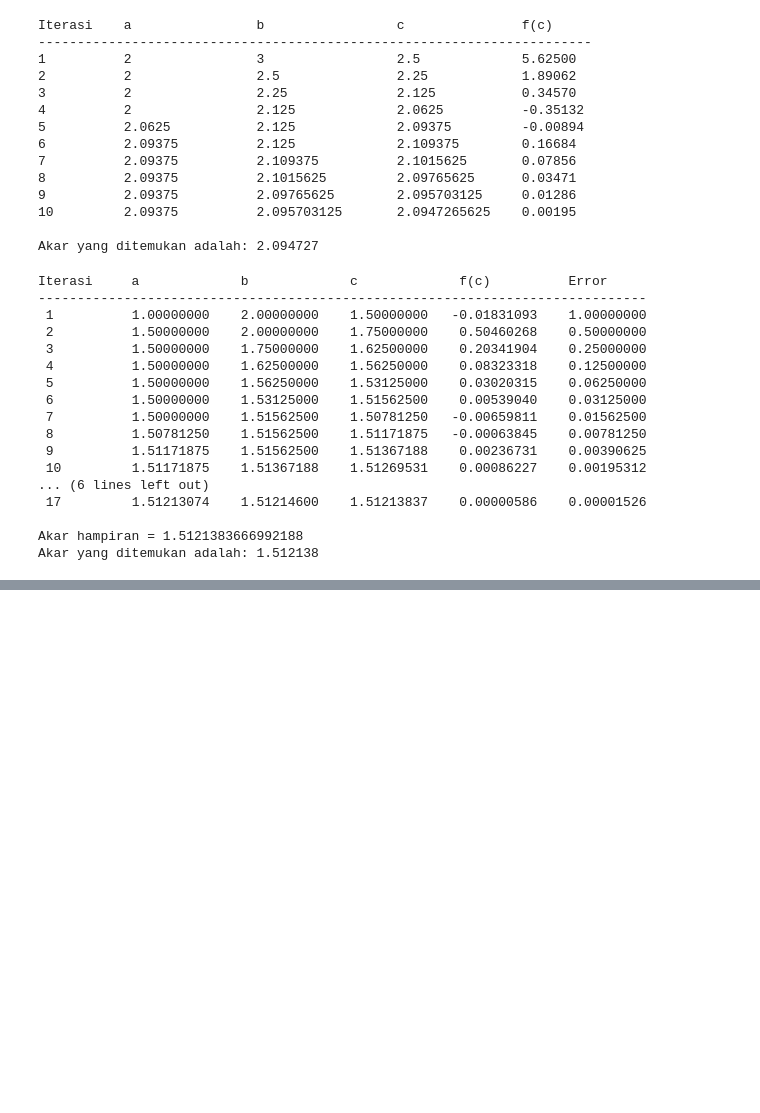
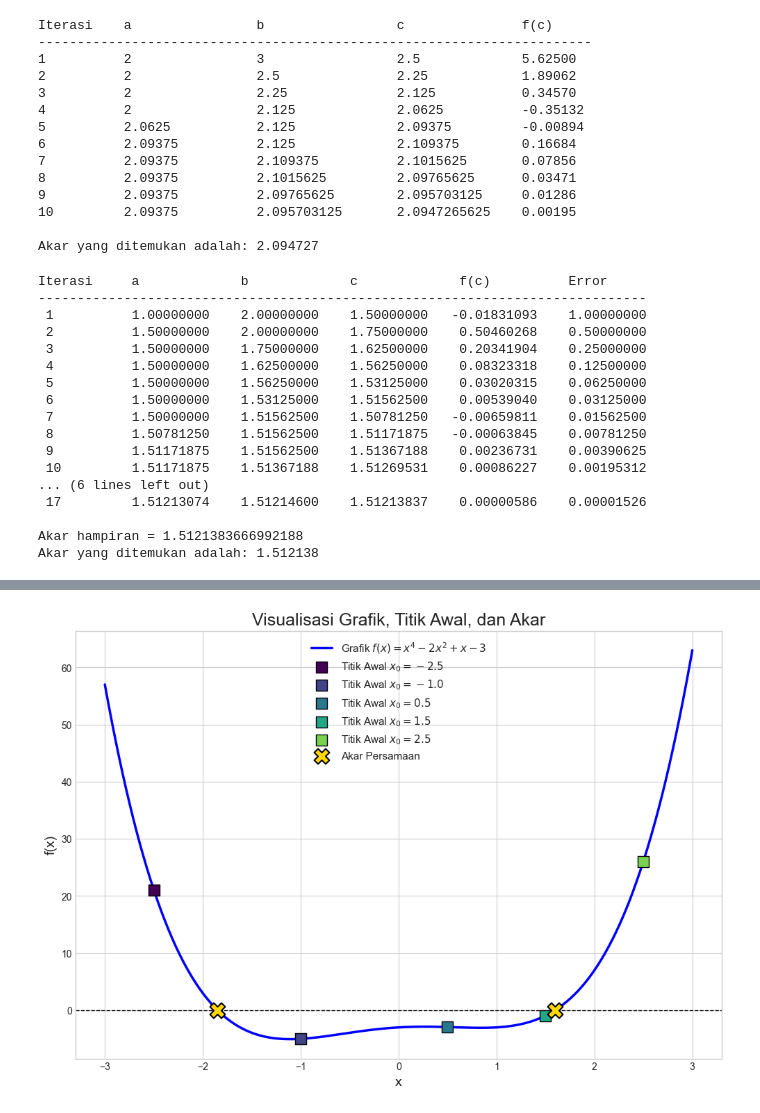
Before and after one commit to EdgarJason/Case-Base-Metode-Numerik, a Jupyter notebook: CaseBaseMetodeNumerik.ipynb, the cells around one changed output, grey strips where cells are left out. Cells and saved outputs as stored; diff of their text form; code cells hidden in the pictures; blank space fills up the shorter version.

```diff
--- a/CaseBaseMetodeNumerik.ipynb
+++ b/CaseBaseMetodeNumerik.ipynb
@@ -114,0 +473,74 @@ Akar yang ditemukan adalah: 1.512138
+# %%
+#SOAL NOMOR 6
+
+import numpy as np
+import matplotlib.pyplot as plt
+
+def f(x):
+    return x**4 - 2*x**2 + x - 3
+
+def df(x):
+    return 4*x**3 - 4*x + 1
+
+def newton_method_verbose(f_func, df_func, x0, tol=1e-7, max_iter=100):
+    print(f"\n======= Memulai Metode Newton dari x0 = {x0} =======")
+    print("Iterasi |      x_n      |    f(x_n)    |   f'(x_n)   |     x_n+1     |")
+    print("-" * 65)
+    x = x0
+    path = [x]
+    for i in range(max_iter):
+        fx = f_func(x)
+        dfx = df_func(x)
+
+        if abs(dfx) < 1e-10:
+            print("Turunan mendekati nol. Metode dihentikan.")
+            return None, path
+
+        x_new = x - fx / dfx
+        print(f"{i+1:^7} | {x:^13.8f} | {fx:^12.8f} | {dfx:^11.8f} | {x_new:^13.8f} |")
+        path.append(x_new)
+
+        if abs(x_new - x) < tol:
+            print(f"\nKonvergensi tercapai setelah {i+1} iterasi.")
+            print(f">>> Akar yang ditemukan: {x_new:.8f}")
+            return x_new, path
+        x = x_new
+
+    print(f"\nGagal konvergen setelah {max_iter} iterasi.")
+    return None, path
+
+starting_points = [-2.5, -1.0, 0.5, 1.5, 2.5]
+newton_results = []
+
+for point in starting_points:
+    root, path = newton_method_verbose(f, df, point)
+    if root is not None:
+        newton_results.append({'root': root, 'x0': point})
+
+print("\nMenyiapkan grafik...")
+plt.style.use('seaborn-v0_8-whitegrid')
+fig, ax = plt.subplots(figsize=(12, 8))
+
+x_plot = np.linspace(-3, 3, 500)
+y_plot = f(x_plot)
+ax.plot(x_plot, y_plot, 'b-', linewidth=2.5, label='Grafik $f(x) = x^4 - 2x^2 + x - 3$')
+
+ax.axhline(0, color='black', linestyle='--', linewidth=1)
+
+colors = plt.cm.viridis(np.linspace(0, 0.8, len(starting_points)))
+for i, x0 in enumerate(starting_points):
+    ax.scatter(x0, f(x0), marker='s', s=120, color=colors[i],
+               edgecolors='black', zorder=5, label=f'Titik Awal $x_0 = {x0}$')
+
+found_roots_coords = [res['root'] for res in newton_results]
+unique_roots = np.unique(np.round(found_roots_coords, 5))
+ax.scatter(unique_roots, [f(r) for r in unique_roots], marker='X', s=250,
+           color='gold', edgecolors='black', linewidth=1.5, zorder=6, label='Akar Persamaan')
+
+ax.set_title('Visualisasi Grafik, Titik Awal, dan Akar', fontsize=18)
+ax.set_xlabel('x', fontsize=14)
+ax.set_ylabel('f(x)', fontsize=14)
+ax.legend(fontsize=11)
+ax.grid(True)
+plt.show()
+# %% [output]
@@ -114,0 +564 @@ Akar yang ditemukan adalah: 1.512138
+[figure, added]
```
Also changed, not shown: parts of 8 cells of this notebook.
